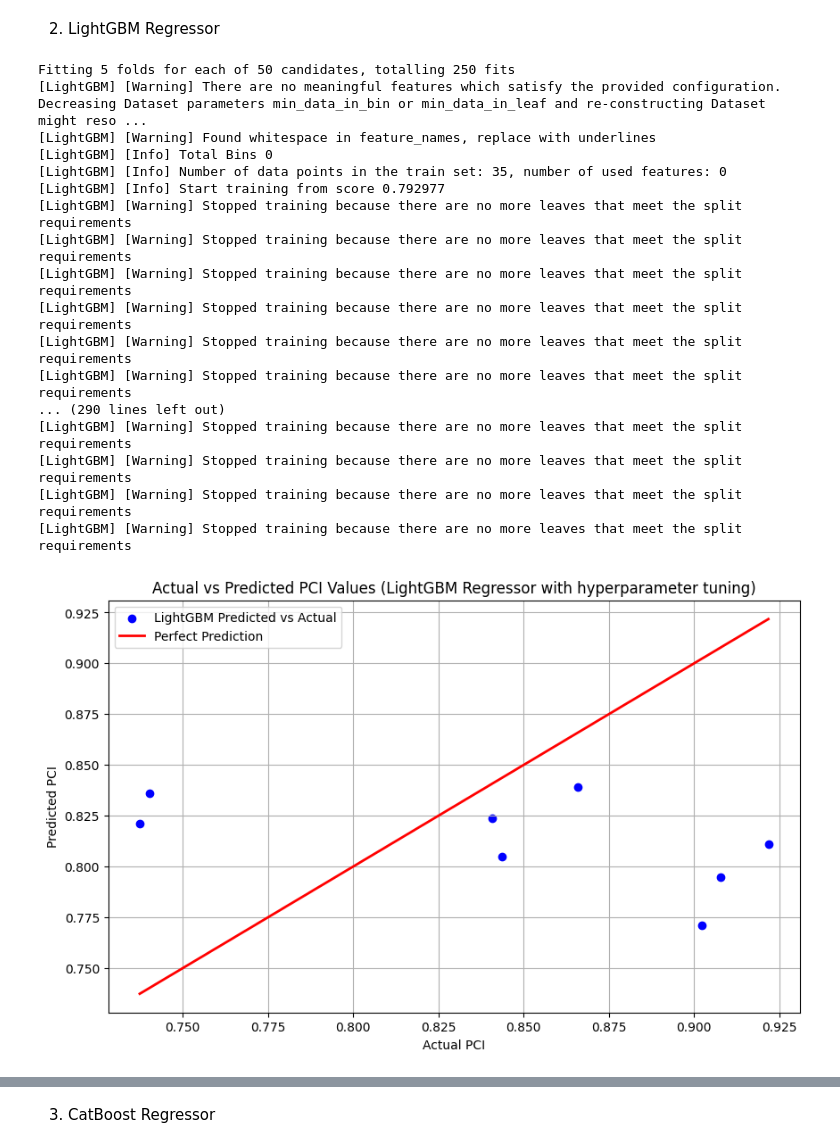
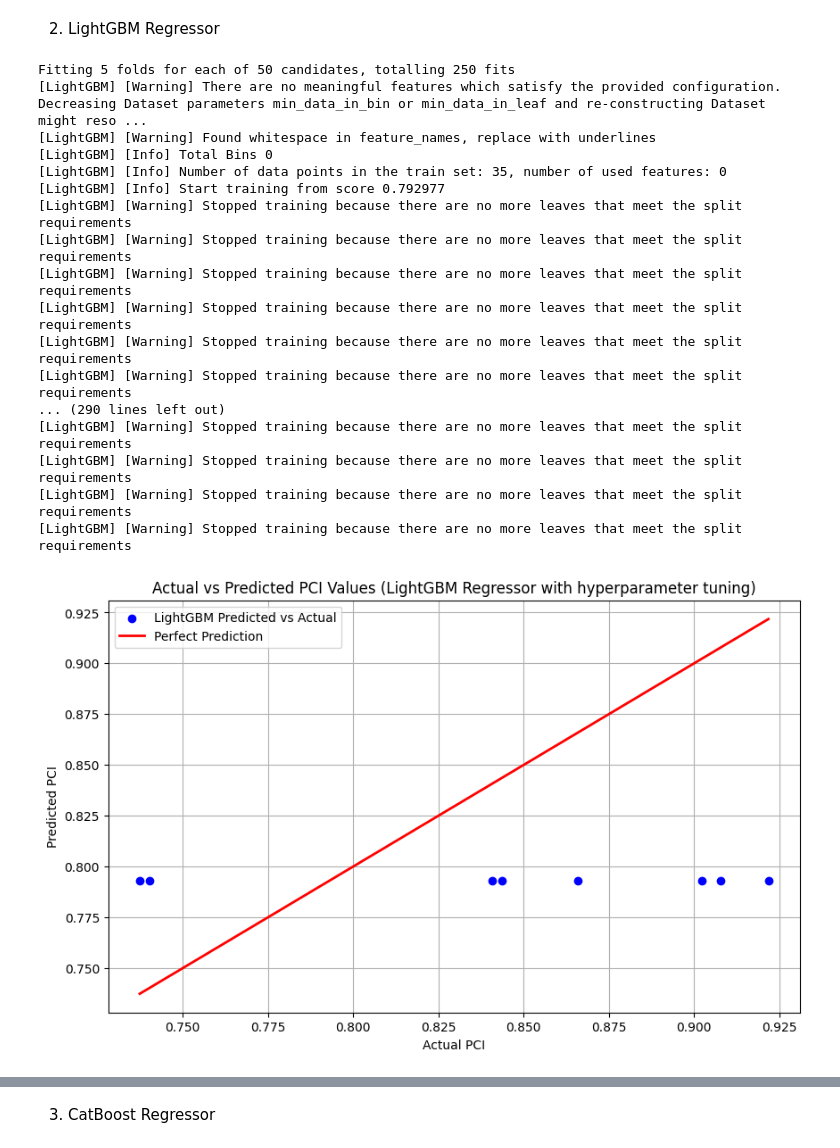
Before and after one commit to nexiouscaliver/pavement-condition-prediction, a Jupyter notebook: notebooks/trail-error.ipynb, the cells around one changed output, grey strips where cells are left out. Saved outputs shown, nothing was run; the diff lists cells and outputs as text; code cells hidden in the pictures.

```diff
--- a/notebooks/trail-error.ipynb
+++ b/notebooks/trail-error.ipynb
@@ -243,32 +243,32 @@ lgbm_random_search.fit(X_train, y_train)
 # Best model and predictions
 best_lgbm = lgbm_random_search.best_estimator_
 y_pred_lgbm = best_lgbm.predict(X_test)
 
 plt.figure(figsize=(10, 6))
-plt.scatter(y_test, y_pred_xgb, color='blue', label='LightGBM Predicted vs Actual')
+plt.scatter(y_test, y_pred_lgbm, color='blue', label='LightGBM Predicted vs Actual')
 plt.plot([y_test.min(), y_test.max()], [y_test.min(), y_test.max()], color='red', lw=2, label='Perfect Prediction')
 plt.title('Actual vs Predicted PCI Values (LightGBM Regressor with hyperparameter tuning)')
 plt.xlabel('Actual PCI')
 plt.ylabel('Predicted PCI')
 plt.legend()
 plt.grid(True)
 plt.show()
 # %% [output]
 Fitting 5 folds for each of 50 candidates, totalling 250 fits
 [LightGBM] [Warning] There are no meaningful features which satisfy the provided configuration. Decreasing Dataset parameters min_data_in_bin or min_data_in_leaf and re-constructing Dataset might reso ...
 [LightGBM] [Warning] Found whitespace in feature_names, replace with underlines
 [LightGBM] [Info] Total Bins 0
 [LightGBM] [Info] Number of data points in the train set: 35, number of used features: 0
 [LightGBM] [Info] Start training from score 0.792977
 [LightGBM] [Warning] Stopped training because there are no more leaves that meet the split requirements
 [LightGBM] [Warning] Stopped training because there are no more leaves that meet the split requirements
 [LightGBM] [Warning] Stopped training because there are no more leaves that meet the split requirements
 [LightGBM] [Warning] Stopped training because there are no more leaves that meet the split requirements
 [LightGBM] [Warning] Stopped training because there are no more leaves that meet the split requirements
 [LightGBM] [Warning] Stopped training because there are no more leaves that meet the split requirements
 ... (290 lines left out)
 [LightGBM] [Warning] Stopped training because there are no more leaves that meet the split requirements
 [LightGBM] [Warning] Stopped training because there are no more leaves that meet the split requirements
 [LightGBM] [Warning] Stopped training because there are no more leaves that meet the split requirements
 [LightGBM] [Warning] Stopped training because there are no more leaves that meet the split requirements
-[figure, old version]
+[figure, new version]
```
Also changed, not shown: parts of 6 cells of this notebook.
